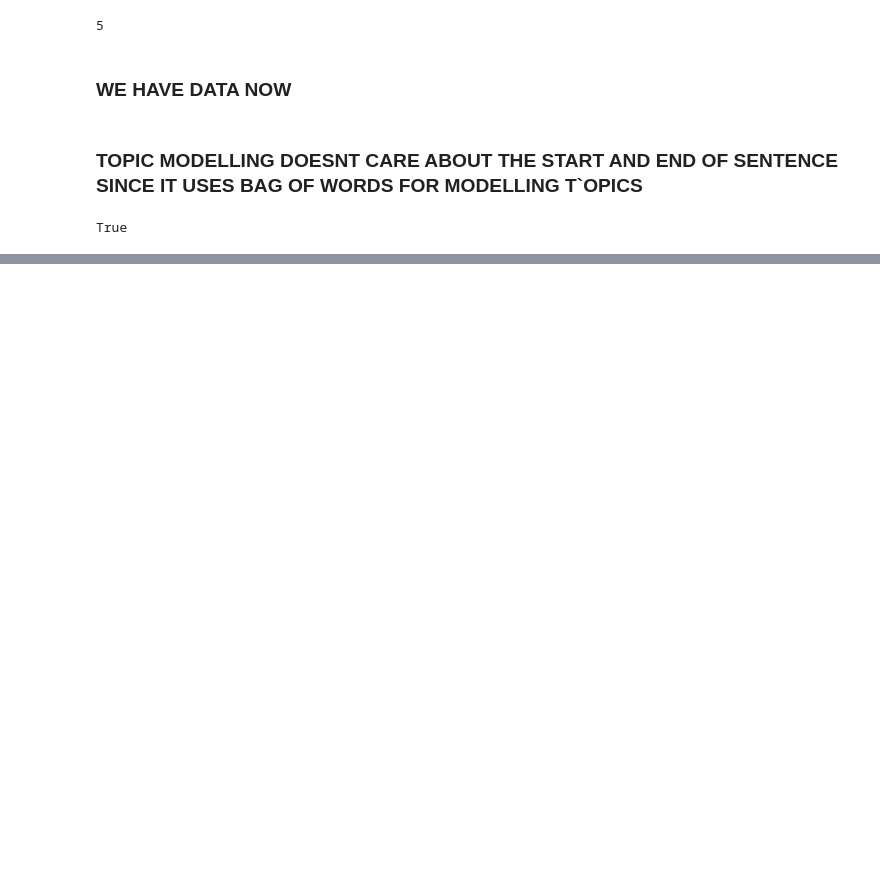
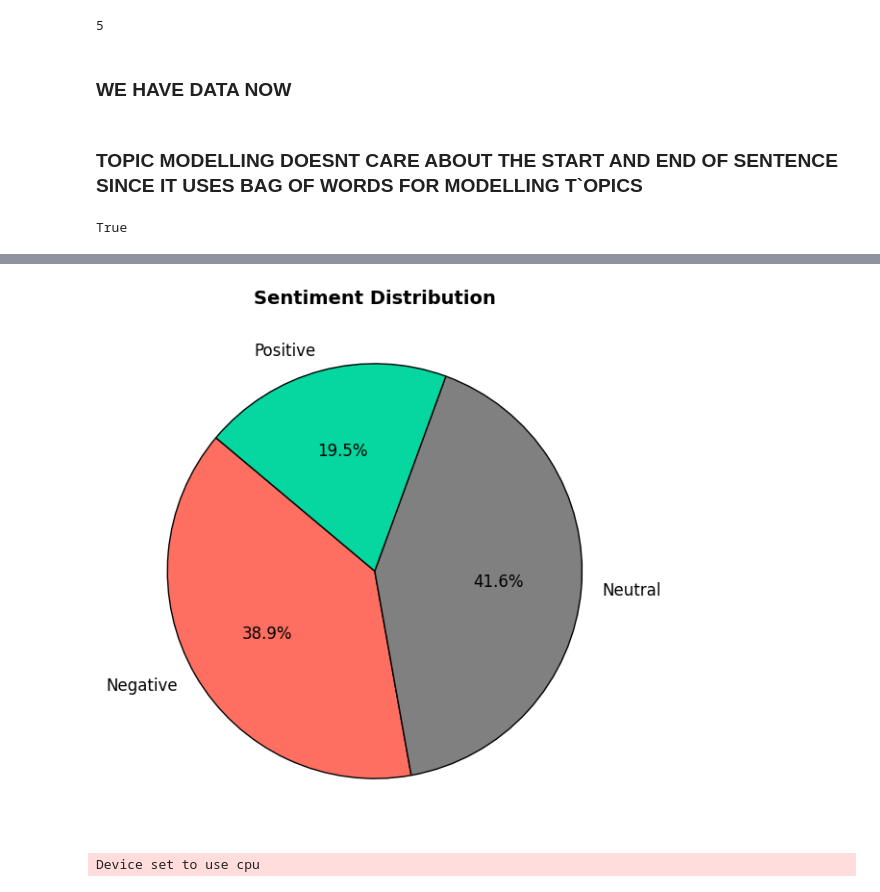
Before and after one commit to varshil009/Youtube-Comment-Sections-Analysis, a Jupyter notebook: YOUTUBE_DATA.ipynb, the cells around one changed output, grey strips where cells are left out. Cells and saved outputs as stored; diff of their text form; code cells hidden in the pictures; blank space fills up the shorter version.

Commit message:
addded models

```diff
--- a/YOUTUBE_DATA.ipynb
+++ b/YOUTUBE_DATA.ipynb
@@ -189,0 +240,20 @@ ValueError: n_components=50 must be between 0 and min(n_samples, n_features)=10
+# %%
+# Function to predict sentiment (Negative, Neutral, Positive)
+def predict_sentiment(text):
+    inputs = tokenizer(text, padding=True, truncation=True, return_tensors="pt")
+    with torch.no_grad():
+        outputs = model(**inputs)
+
+    logits = outputs.logits
+    probabilities = torch.nn.functional.softmax(logits, dim=-1)
+    sentiment_class = torch.argmax(probabilities).item()
+
+    sentiment_labels = [-1, 0, 1]
+    return sentiment_labels[sentiment_class]
+
+
+sentiments = []
+for i, text in enumerate(all_text_unsplitted):
+    if i % 50 == 0: print(i)
+    if text:
+        sentiments.append(predict_sentiment(text))
@@ -189,0 +280,29 @@ ValueError: n_components=50 must be between 0 and min(n_samples, n_features)=10
+# %%
+import matplotlib.pyplot as plt
+import seaborn as sns
+import numpy as np
+
+
+# Count occurrences of each sentiment
+sentiment_counts = { -1: sentiments.count(-1), 0: sentiments.count(0), 1: sentiments.count(1) }
+
+# Define labels and colors
+labels = ["Negative", "Neutral", "Positive"]
+colors = ["#FF6F61", "#808080", "#06D6A0"]  # Red, Yellow, Green
+
+# Plot pie chart
+plt.figure(figsize=(7, 7))
+plt.pie(sentiment_counts.values(), labels=labels, colors=colors, autopct="%1.1f%%", startangle=140,
+        wedgeprops={"edgecolor": "black", "linewidth": 1}, textprops={"fontsize": 12})
+
+# Title and styling
+plt.title("Sentiment Distribution", fontsize=14, fontweight="bold")
+plt.show()
+# %% [output]
+[figure, added]
+# %%
+from transformers import pipeline
+
+summarizer = pipeline("summarization", model="sshleifer/distilbart-cnn-12-6")
+# %% [output]
+Device set to use cpu
```
Also changed, not shown: parts of 35 cells of this notebook.
